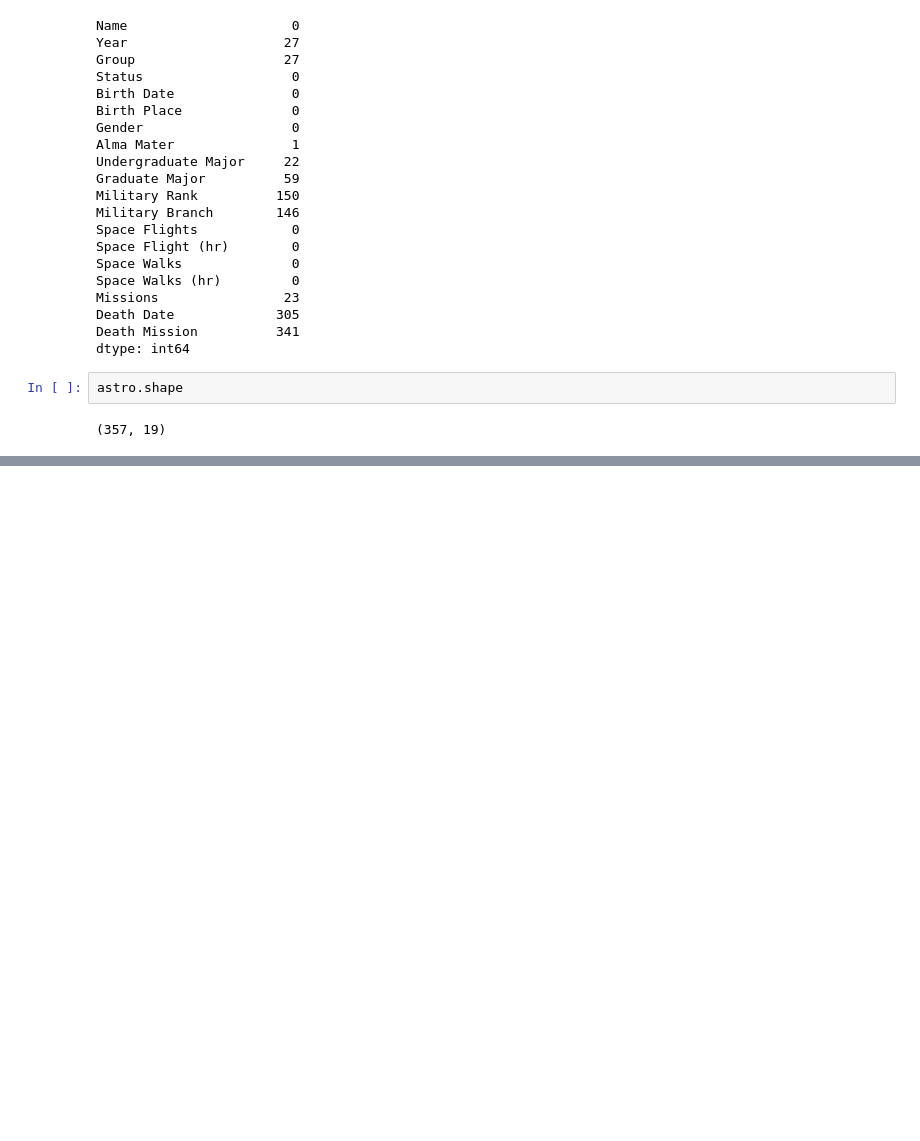
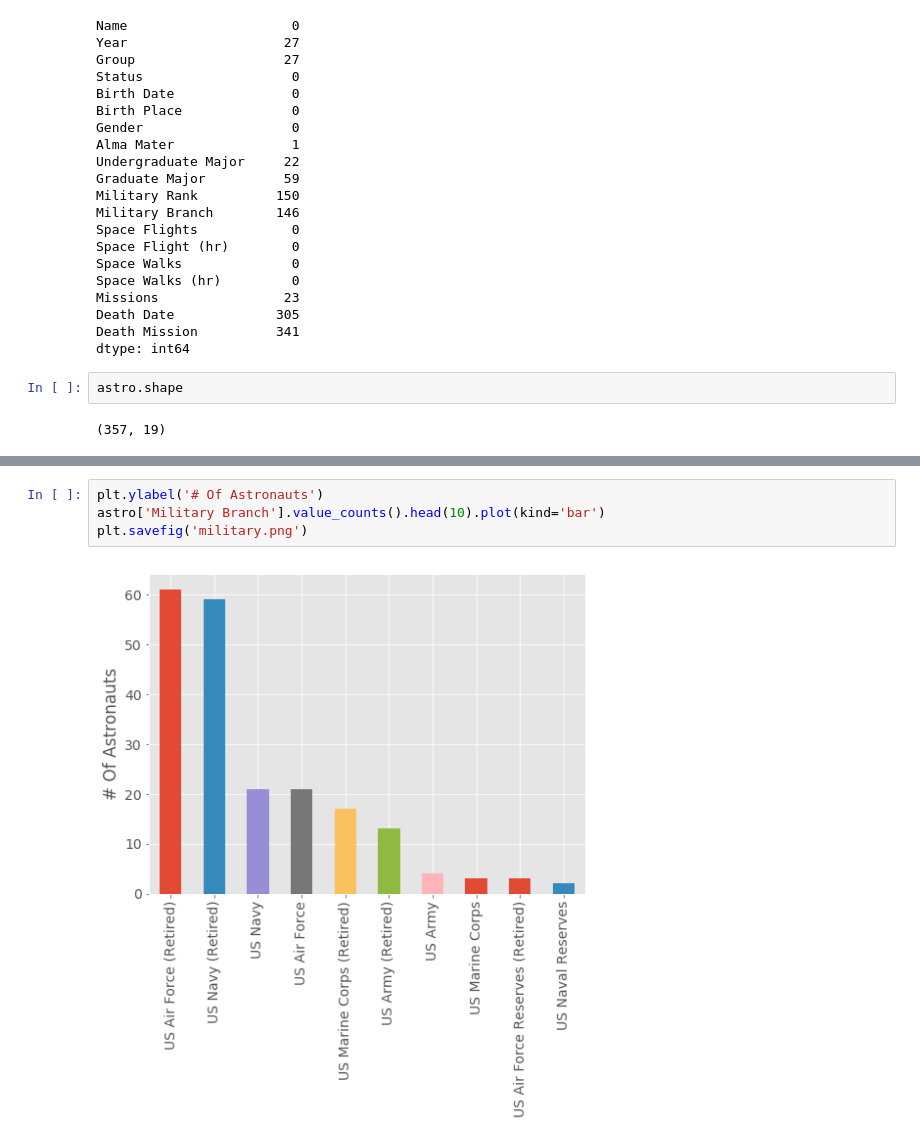
Before and after one commit to AnthonyH13/astronaut_website, a Jupyter notebook: Untitled.ipynb, the cells around one changed output, grey strips where cells are left out. Saved outputs shown, nothing was run; the diff lists cells and outputs as text; blank space fills up the shorter version.

```diff
--- a/Untitled.ipynb
+++ b/Untitled.ipynb
@@ -80,0 +79,6 @@ ValueError: scatter requires an x and y column
+# %%
+plt.ylabel('# Of Astronauts')
+astro['Military Branch'].value_counts().head(10).plot(kind='bar')
+plt.savefig('military.png')
+# %% [output]
+[figure, added]
```
Also changed, not shown: parts of 7 cells of this notebook, 13 other files.
